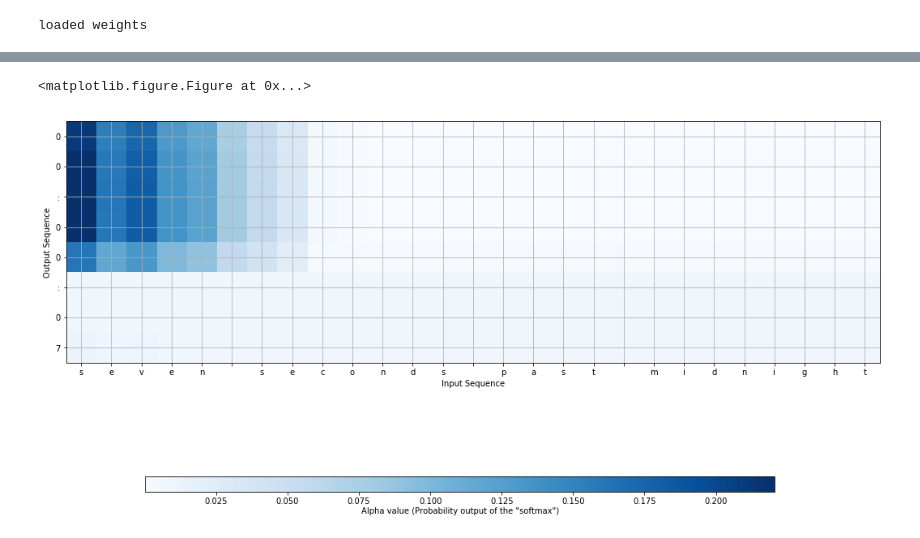
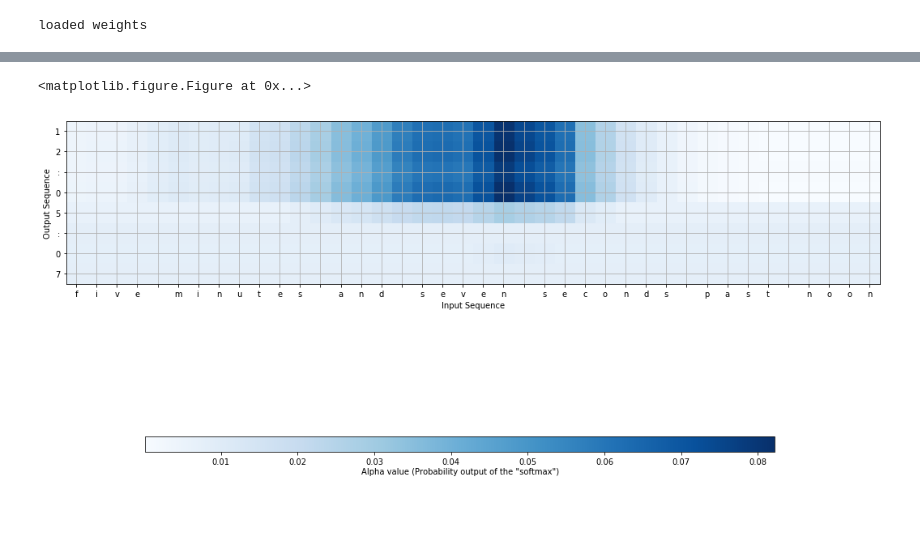
Before and after one commit to opyate/deeptime, a Jupyter notebook: attention.ipynb, the cells around one changed output, grey strips where cells are left out. Drawn from its saved outputs; the diff is of its cells as text; code cells hidden in the pictures; blank space fills up the shorter version.

```diff
--- a/attention.ipynb
+++ b/attention.ipynb
@@ -209,7 +209,9 @@ def plot_attention_map2(model, input_vocabulary, inv_output_vocabulary, text, nu
     #f.show()
 
     return attention_map
-attention_map = plot_attention_map2(model, input_vocab, output_vocab_inv, "seven seconds past midnight", 6, n_s, Tx, Ty)
+
+test = "five minutes and seven seconds past noon"
+attention_map = plot_attention_map2(model, input_vocab, output_vocab_inv, test, 6, n_s, Tx, Ty)
 # %% [output]
 r
 (8, 1, 128, 1)
@@ -220,2 +222,2 @@ predicted 00:00:07
 <matplotlib.figure.Figure at 0x...>
-[figure, old version]
+[figure, new version]
```
Also changed, not shown: parts of 1 cell of this notebook, 7 other files.
